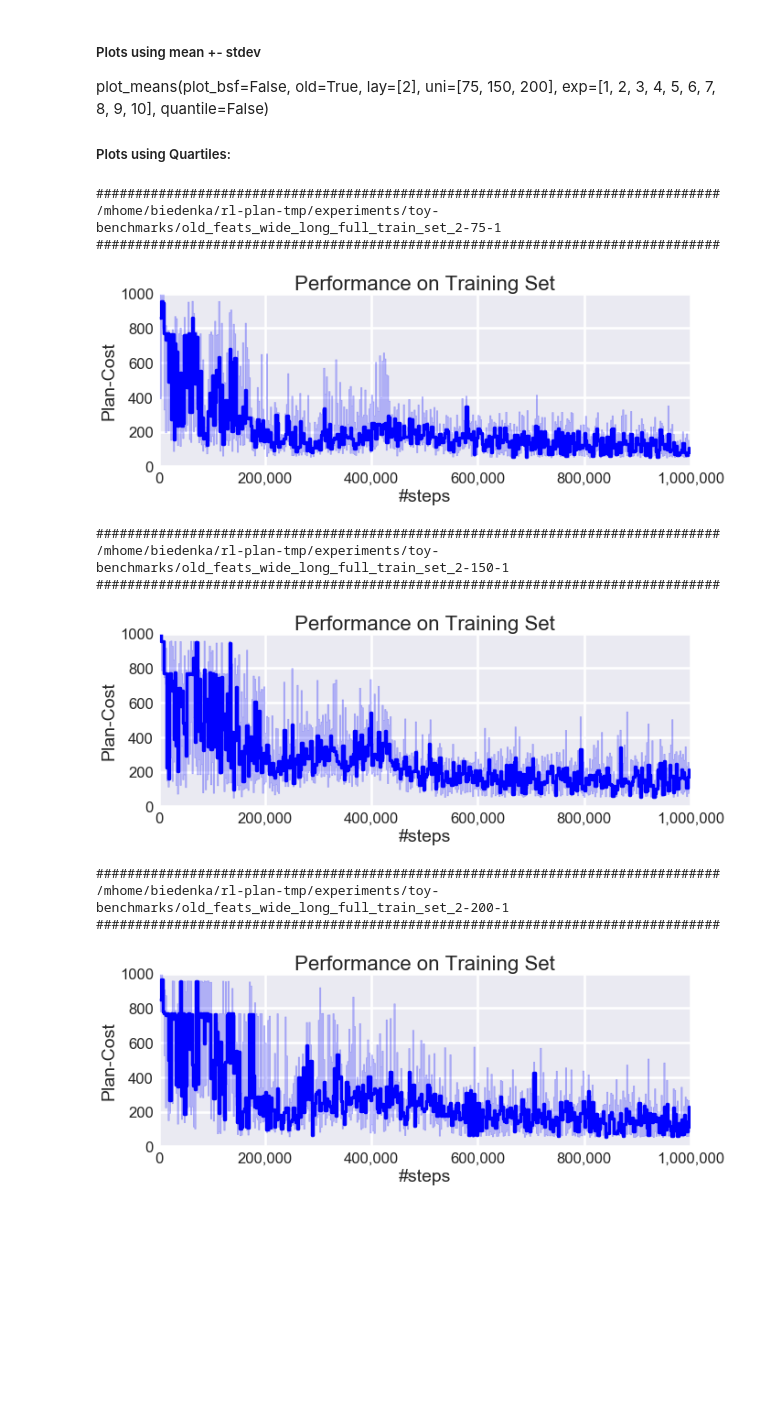
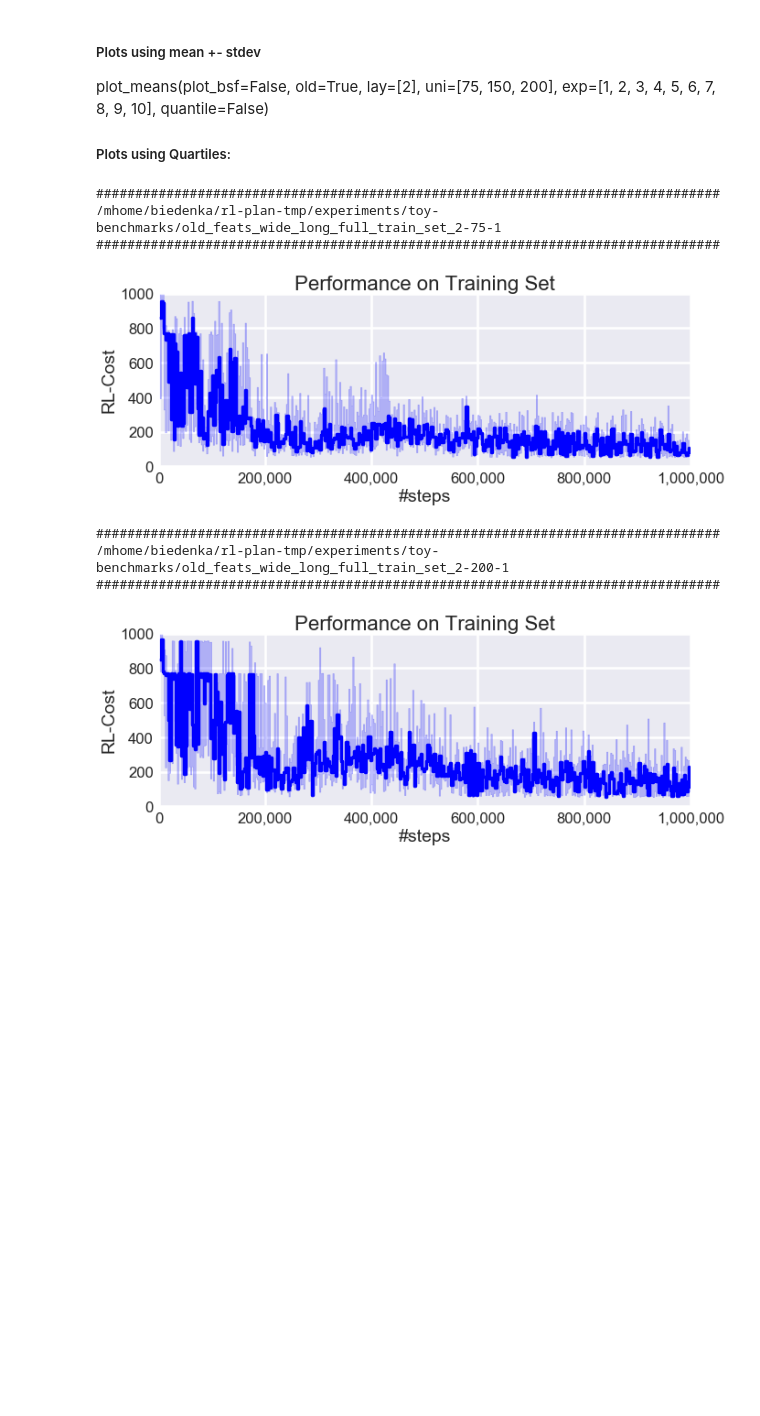
Before and after one commit to speckdavid/rl-plan, a Jupyter notebook: plotting/toy_benchmarks_repeated_runs_long.ipynb, the cells around one changed output. Cells and saved outputs as stored; diff of their text form; code cells hidden in the pictures; blank space fills up the shorter version.

Commit message:
Update plotting notebooks

```diff
--- a/plotting/toy_benchmarks_repeated_runs_long.ipynb
+++ b/plotting/toy_benchmarks_repeated_runs_long.ipynb
@@ -72,10 +72,10 @@ for instance in range(30):
         random_cost[instance] = (data['mean'], data['stdev'])
         random_traj[instance] = data['trajectories']
 
-    with open(os.path.join(data_dir, 'train', 'instance-%d-rl-25-wide.json' % instance), 'r') as fh:
-        data = json.load(fh)
-        rl_cost[instance] = (data['mean'], data['stdev'])
-        rl_traj[instance] = data['trajectories']
+#     with open(os.path.join(data_dir, 'train', 'instance-%d-rl-25-wide.json' % instance), 'r') as fh:
+#         data = json.load(fh)
+#         rl_cost[instance] = (data['mean'], data['stdev'])
+#         rl_traj[instance] = data['trajectories']
 
     for act in [0, 1]:
         if act not in static_cost:
@@ -324,7 +324,7 @@ def plot_means(plot_bsf=True, old=False, lay=[5, 10, 20], uni=[20, 40], exp=[1,
                 #  plt.step(df.steps/1000, np.array(md) * -1, where='post',
                 #           label='median-bsf')
 
-            ax.set_ylabel('Plan-Cost')
+            ax.set_ylabel('RL-Cost')
             if plot_bsf:
                 ax.set_title('Incumbent Performance on Training Set')
                 opt_mean = np.mean(list(opt_cost_dict.values()))
@@ -435,21 +430,17 @@ plot_means(plot_bsf=False, old=True, lay=[2], uni=[75, 150, 200],
 ##### Plots using Quartiles:
 # %%
 ##### Plots using Quartiles
-plot_means(plot_bsf=False, old=True, lay=[2], uni=[75, 150, 200],
+plot_means(plot_bsf=False, old=True, lay=[2], uni=[75, 200],
            exp=[1, 2, 3, 4, 5, 6, 7, 8, 9, 10], quantile=True)
 # %% [output]
 ################################################################################
 /mhome/biedenka/rl-plan-tmp/experiments/toy-benchmarks/old_feats_wide_long_full_train_set_2-75-1
 ################################################################################
-[figure, old version]
+[figure, new version]
 ################################################################################
-/mhome/biedenka/rl-plan-tmp/experiments/toy-benchmarks/old_feats_wide_long_full_train_set_2-150-1
+/mhome/biedenka/rl-plan-tmp/experiments/toy-benchmarks/old_feats_wide_long_full_train_set_2-200-1
 ################################################################################
-[figure, old version]
+[figure, new version]
-################################################################################
-/mhome/biedenka/rl-plan-tmp/experiments/toy-benchmarks/old_feats_wide_long_full_train_set_2-200-1
-################################################################################
-[figure, removed]
 # %% [markdown]
 <BR><BR><BR><BR><BR><BR><BR><BR><BR><BR><BR><BR><BR><BR><BR><BR><BR><BR><BR><BR>
 ## Plotting individual runs
```
Also changed, not shown: parts of 4 cells of this notebook, 4 other files.
